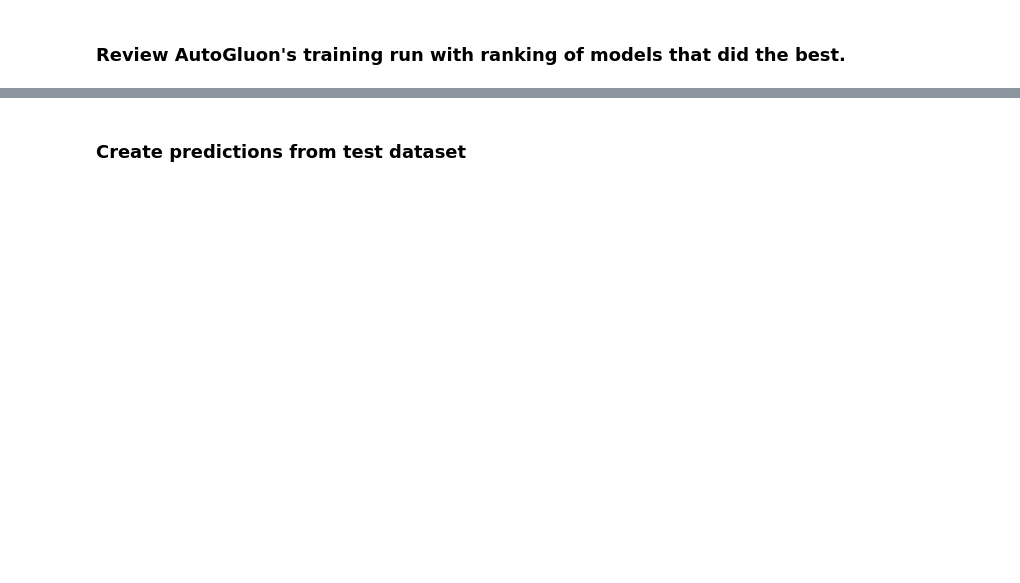
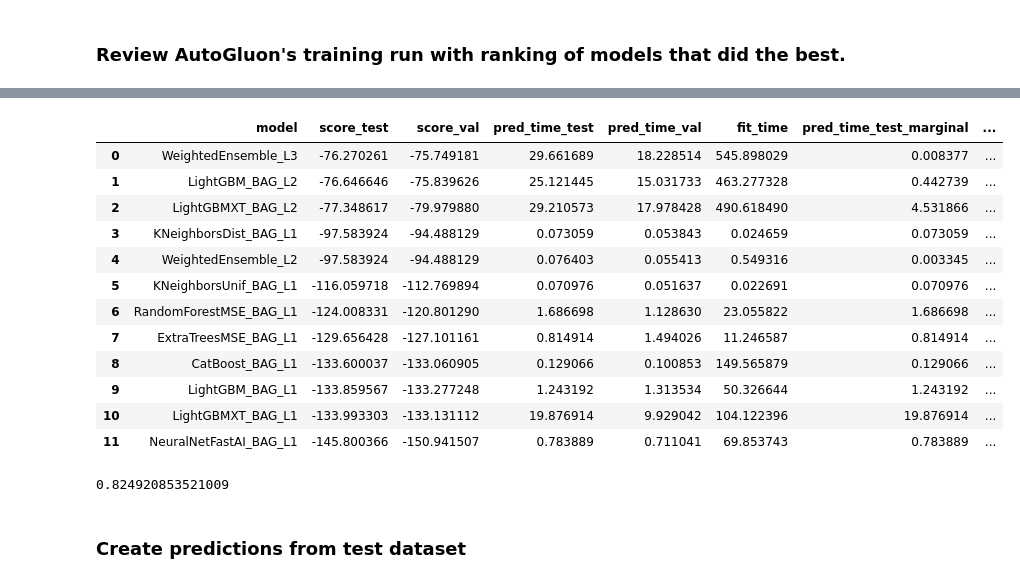
Before and after one commit to pvanand07/-Udacity-nd-intro-to-ml, a Jupyter notebook: Project-1-Predict-Bike-Sharing-Demand-AutoGluon/Bike_Sharing_Demand_AutoGluon.ipynb, the cells around one changed output, grey strips where cells are left out. Cells and saved outputs as stored; diff of their text form; code cells hidden in the pictures; blank space fills up the shorter version.

```diff
--- a/Project-1-Predict-Bike-Sharing-Demand-AutoGluon/Bike_Sharing_Demand_AutoGluon.ipynb
+++ b/Project-1-Predict-Bike-Sharing-Demand-AutoGluon/Bike_Sharing_Demand_AutoGluon.ipynb
@@ -256,3 +244,26 @@ predictor.leaderboard(silent=True).plot(kind="bar", x="model", y="score_val")
+# %%
+predictor.leaderboard(val_data, silent=True)
+# %% [output]
+|  | model | score_test | score_val | pred_time_test | pred_time_val | fit_time | pred_time_test_marginal | ... |
+| 0 | WeightedEnsemble_L3 | -76.270261 | -75.749181 | 29.661689 | 18.228514 | 545.898029 | 0.008377 | ... |
+| 1 | LightGBM_BAG_L2 | -76.646646 | -75.839626 | 25.121445 | 15.031733 | 463.277328 | 0.442739 | ... |
+| 2 | LightGBMXT_BAG_L2 | -77.348617 | -79.979880 | 29.210573 | 17.978428 | 490.618490 | 4.531866 | ... |
+| 3 | KNeighborsDist_BAG_L1 | -97.583924 | -94.488129 | 0.073059 | 0.053843 | 0.024659 | 0.073059 | ... |
+| 4 | WeightedEnsemble_L2 | -97.583924 | -94.488129 | 0.076403 | 0.055413 | 0.549316 | 0.003345 | ... |
+| 5 | KNeighborsUnif_BAG_L1 | -116.059718 | -112.769894 | 0.070976 | 0.051637 | 0.022691 | 0.070976 | ... |
+| 6 | RandomForestMSE_BAG_L1 | -124.008331 | -120.801290 | 1.686698 | 1.128630 | 23.055822 | 1.686698 | ... |
+| 7 | ExtraTreesMSE_BAG_L1 | -129.656428 | -127.101161 | 0.814914 | 1.494026 | 11.246587 | 0.814914 | ... |
+| 8 | CatBoost_BAG_L1 | -133.600037 | -133.060905 | 0.129066 | 0.100853 | 149.565879 | 0.129066 | ... |
+| 9 | LightGBM_BAG_L1 | -133.859567 | -133.277248 | 1.243192 | 1.313534 | 50.326644 | 1.243192 | ... |
+| 10 | LightGBMXT_BAG_L1 | -133.993303 | -133.131112 | 19.876914 | 9.929042 | 104.122396 | 19.876914 | ... |
+| 11 | NeuralNetFastAI_BAG_L1 | -145.800366 | -150.941507 | 0.783889 | 0.711041 | 69.853743 | 0.783889 | ... |
+# %%
+from sklearn.metrics import r2_score
+prediction_new = predictor.predict(val_data.drop(["count"], axis=1))
+r2 = r2_score(val_data["count"], prediction_new)
+print(r2)
+# %% [output]
+0.824920853521009
 # %% [markdown]
 ### Create predictions from test dataset
 # %%
```
Also changed, not shown: parts of 40 cells of this notebook.
